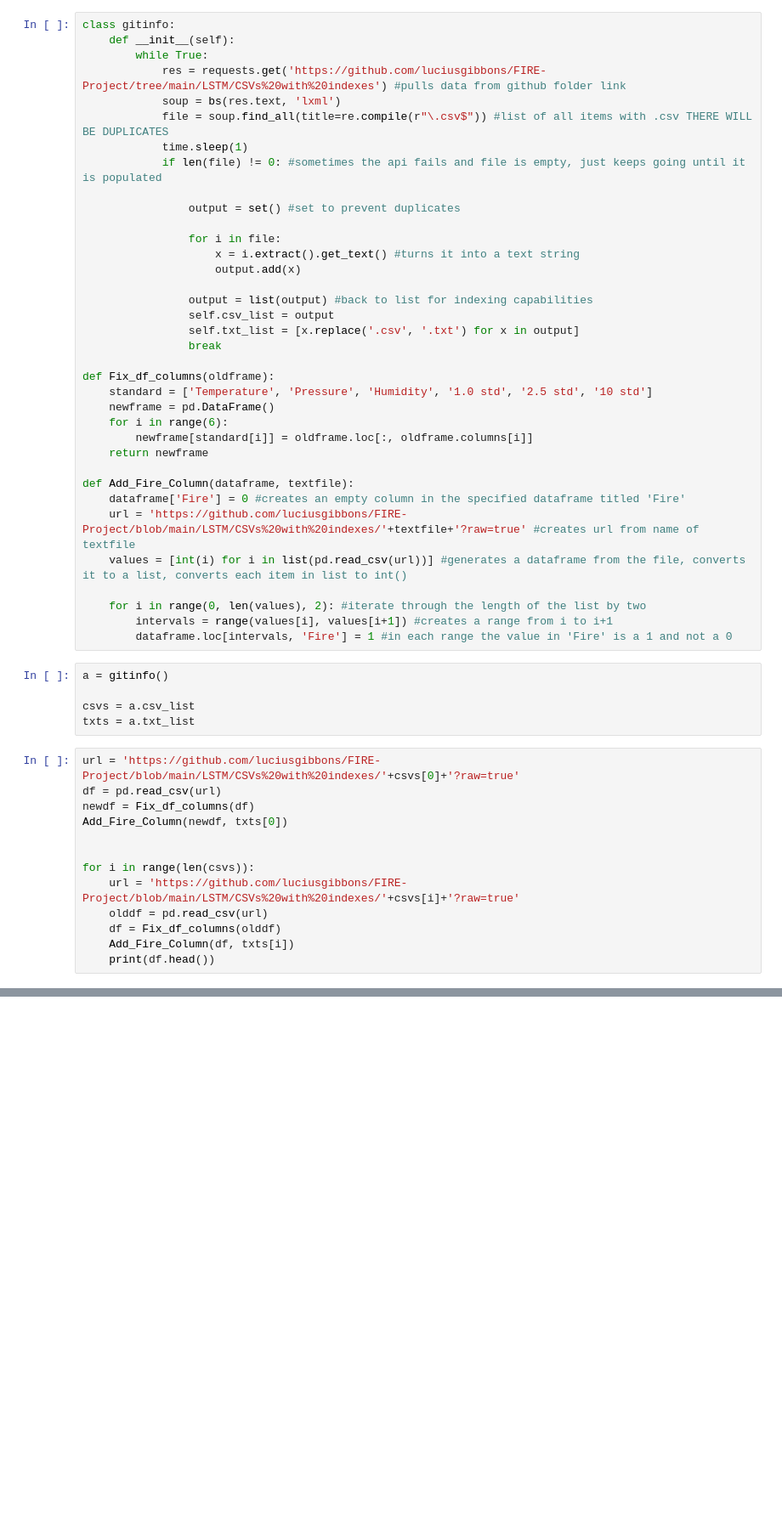
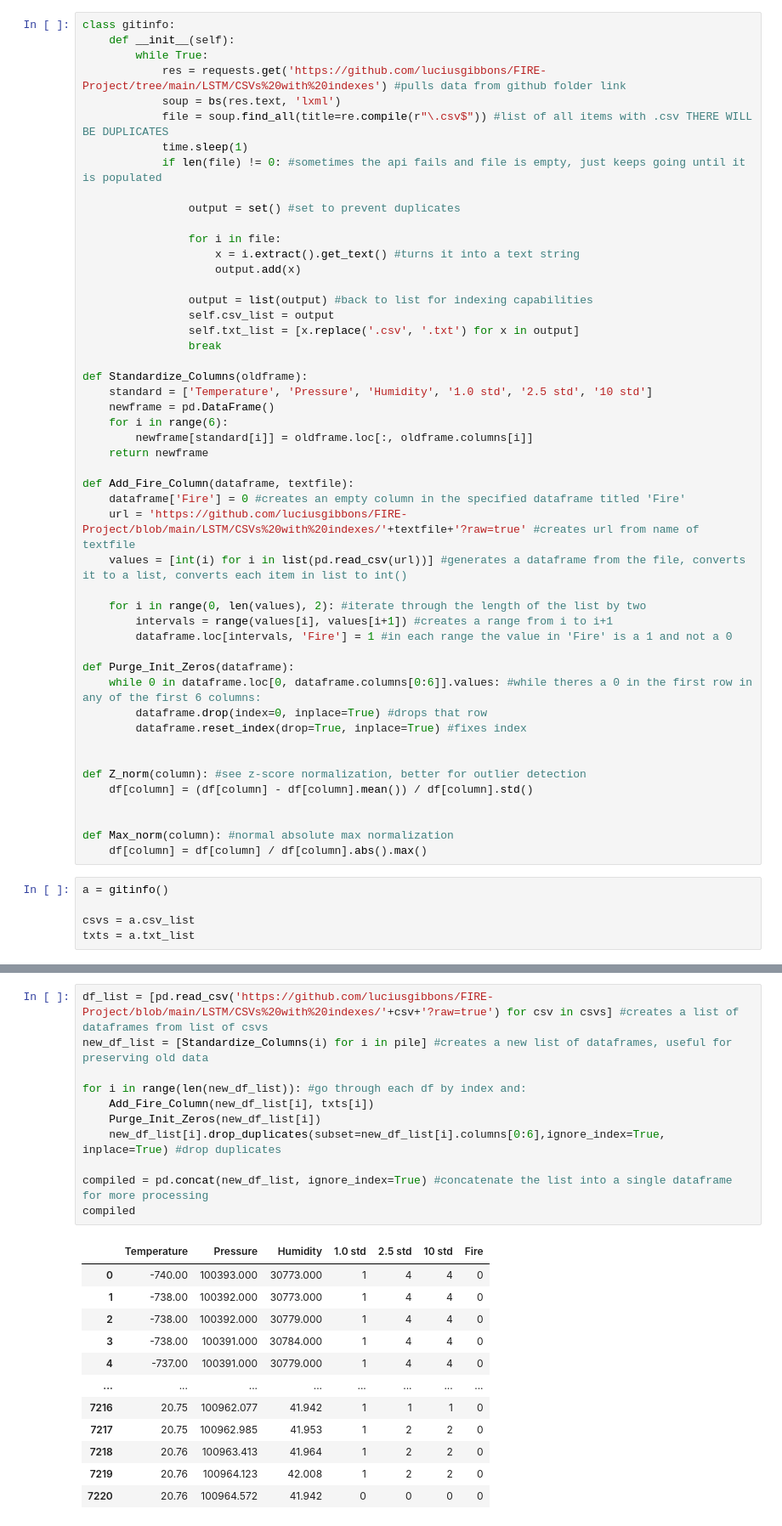
Before and after one commit to luciusgibbons/FIRE-Project, a Jupyter notebook: Preprocessing.ipynb, the cells around one changed output, grey strips where cells are left out. Shown at 85% size. Drawn from its saved outputs; the diff is of its cells as text; blank space fills up the shorter version.

```diff
--- a/Preprocessing.ipynb
+++ b/Preprocessing.ipynb
@@ -31,7 +31,7 @@ class gitinfo:
                 self.txt_list = [x.replace('.csv', '.txt') for x in output]
                 break
 
-def Fix_df_columns(oldframe):
+def Standardize_Columns(oldframe):
     standard = ['Temperature', 'Pressure', 'Humidity', '1.0 std', '2.5 std', '10 std']
     newframe = pd.DataFrame()
     for i in range(6):
@@ -46,21 +46,21 @@ def Add_Fire_Column(dataframe, textfile):
     for i in range(0, len(values), 2): #iterate through the length of the list by two
         intervals = range(values[i], values[i+1]) #creates a range from i to i+1
         dataframe.loc[intervals, 'Fire'] = 1 #in each range the value in 'Fire' is a 1 and not a 0
+
+def Purge_Init_Zeros(dataframe):
+    while 0 in dataframe.loc[0, dataframe.columns[0:6]].values: #while theres a 0 in the first row in any of the first 6 columns:
+        dataframe.drop(index=0, inplace=True) #drops that row
+        dataframe.reset_index(drop=True, inplace=True) #fixes index
+
+
+def Z_norm(column): #see z-score normalization, better for outlier detection
+    df[column] = (df[column] - df[column].mean()) / df[column].std()
+
+
+def Max_norm(column): #normal absolute max normalization
+    df[column] = df[column] / df[column].abs().max()
 # %%
 a = gitinfo()
 
 csvs = a.csv_list
 txts = a.txt_list
-# %%
-url = 'https://github.com/luciusgibbons/FIRE-Project/blob/main/LSTM/CSVs%20with%20indexes/'+csvs[0]+'?raw=true'
-df = pd.read_csv(url)
-newdf = Fix_df_columns(df)
-Add_Fire_Column(newdf, txts[0])
-
-
-for i in range(len(csvs)):
-    url = 'https://github.com/luciusgibbons/FIRE-Project/blob/main/LSTM/CSVs%20with%20indexes/'+csvs[i]+'?raw=true'
-    olddf = pd.read_csv(url)
-    df = Fix_df_columns(olddf)
-    Add_Fire_Column(df, txts[i])
-    print(df.head())
@@ -84,0 +67,24 @@ for i in range(len(csvs)):
+# %%
+df_list = [pd.read_csv('https://github.com/luciusgibbons/FIRE-Project/blob/main/LSTM/CSVs%20with%20indexes/'+csv+'?raw=true') for csv in csvs] #creates a list of dataframes from list of csvs
+new_df_list = [Standardize_Columns(i) for i in pile] #creates a new list of dataframes, useful for preserving old data
+
+for i in range(len(new_df_list)): #go through each df by index and:
+    Add_Fire_Column(new_df_list[i], txts[i])
+    Purge_Init_Zeros(new_df_list[i])
+    new_df_list[i].drop_duplicates(subset=new_df_list[i].columns[0:6],ignore_index=True, inplace=True) #drop duplicates
+
+compiled = pd.concat(new_df_list, ignore_index=True) #concatenate the list into a single dataframe for more processing
+compiled
+# %% [output]
+|  | Temperature | Pressure | Humidity | 1.0 std | 2.5 std | 10 std | Fire |
+| 0 | -740.00 | 100393.000 | 30773.000 | 1 | 4 | 4 | 0 |
+| 1 | -738.00 | 100392.000 | 30773.000 | 1 | 4 | 4 | 0 |
+| 2 | -738.00 | 100392.000 | 30779.000 | 1 | 4 | 4 | 0 |
+| 3 | -738.00 | 100391.000 | 30784.000 | 1 | 4 | 4 | 0 |
+| 4 | -737.00 | 100391.000 | 30779.000 | 1 | 4 | 4 | 0 |
+| ... | ... | ... | ... | ... | ... | ... | ... |
+| 7216 | 20.75 | 100962.077 | 41.942 | 1 | 1 | 1 | 0 |
+| 7217 | 20.75 | 100962.985 | 41.953 | 1 | 2 | 2 | 0 |
+| 7218 | 20.76 | 100963.413 | 41.964 | 1 | 2 | 2 | 0 |
+| 7219 | 20.76 | 100964.123 | 42.008 | 1 | 2 | 2 | 0 |
+| 7220 | 20.76 | 100964.572 | 41.942 | 0 | 0 | 0 | 0 |
```
Also changed, not shown: parts of 2 cells of this notebook.
